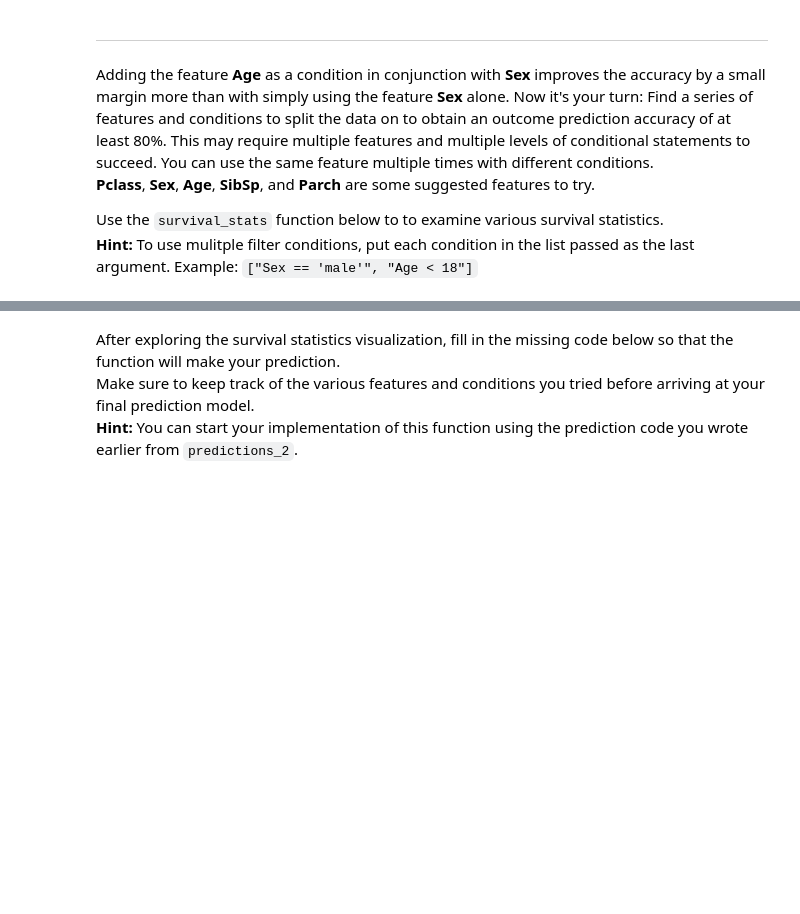
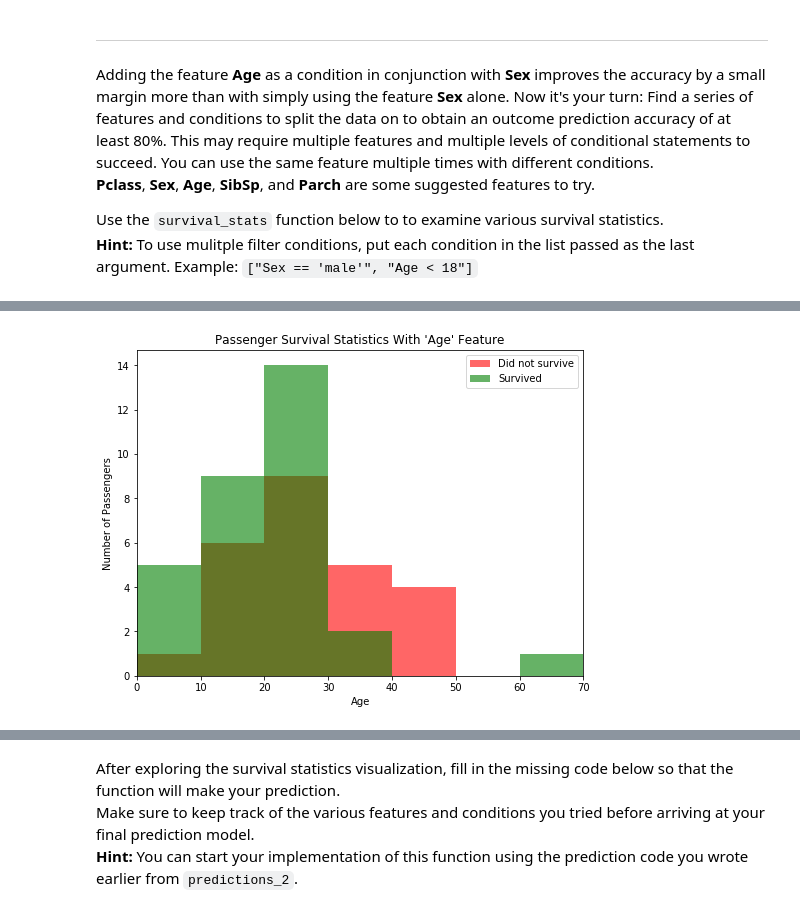
Before and after one commit to pankajsharma2000/machine-learning, a Jupyter notebook: projects/titanic_survival_exploration/titanic_survival_exploration.ipynb, the cells around one changed output, grey strips where cells are left out. Saved outputs shown, nothing was run; the diff lists cells and outputs as text; code cells hidden in the pictures; blank space fills up the shorter version.

```diff
--- a/projects/titanic_survival_exploration/titanic_survival_exploration.ipynb
+++ b/projects/titanic_survival_exploration/titanic_survival_exploration.ipynb
@@ -218,0 +226,4 @@ vs.survival_stats(data, outcomes, 'Age', ["Sex == 'male'", "Age < 18"])
+# %%
+vs.survival_stats(data, outcomes, "Age", ["Sex == 'female'", "Pclass == 3", "SibSp == 0"])
+# %% [output]
+[figure, added]
```
Also changed, not shown: parts of 12 cells of this notebook, 1 other file.
